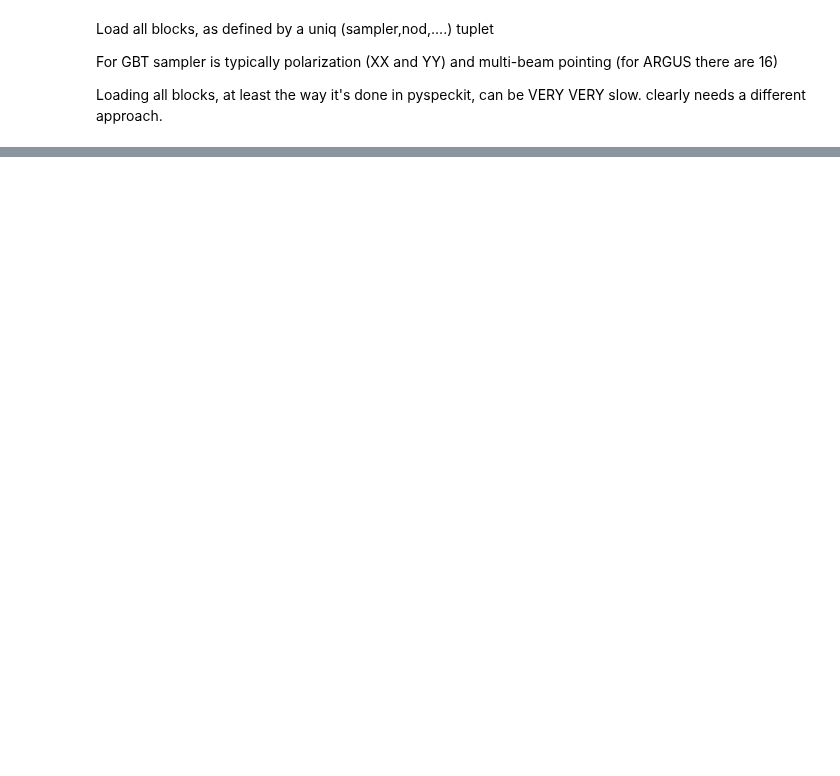
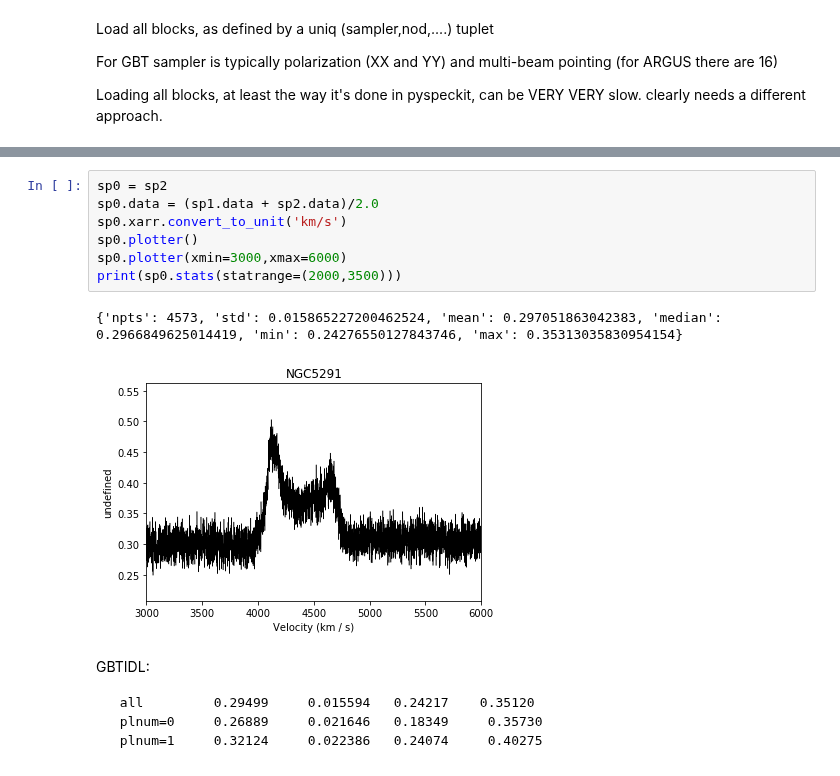
Before and after one commit to teuben/gbtoy, a Jupyter notebook: nb/ngc5291a.ipynb, the cells around one changed output, grey strips where cells are left out. Cells and saved outputs as stored; diff of their text form; blank space fills up the shorter version.

```diff
--- a/nb/ngc5291a.ipynb
+++ b/nb/ngc5291a.ipynb
@@ -101,0 +183,16 @@ elif src == 'NGC5291':
+# %%
+sp0 = sp2
+sp0.data = (sp1.data + sp2.data)/2.0
+sp0.xarr.convert_to_unit('km/s')
+sp0.plotter()
+sp0.plotter(xmin=3000,xmax=6000)
+print(sp0.stats(statrange=(2000,3500)))
+# %% [output]
+{'npts': 4573, 'std': 0.015865227200462524, 'mean': 0.297051863042383, 'median': 0.2966849625014419, 'min': 0.24276550127843746, 'max': 0.35313035830954154}
+[figure, added]
+# %% [markdown]
+GBTIDL:
+
+     all         0.29499     0.015594   0.24217    0.35120
+     plnum=0     0.26889     0.021646   0.18349     0.35730
+     plnum=1     0.32124     0.022386   0.24074     0.40275
```
Also changed, not shown: parts of 15 cells of this notebook.
